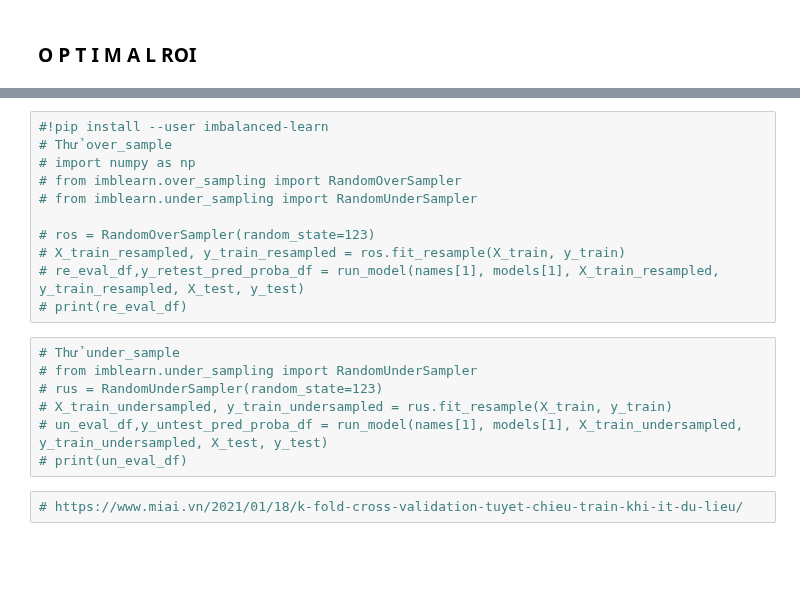
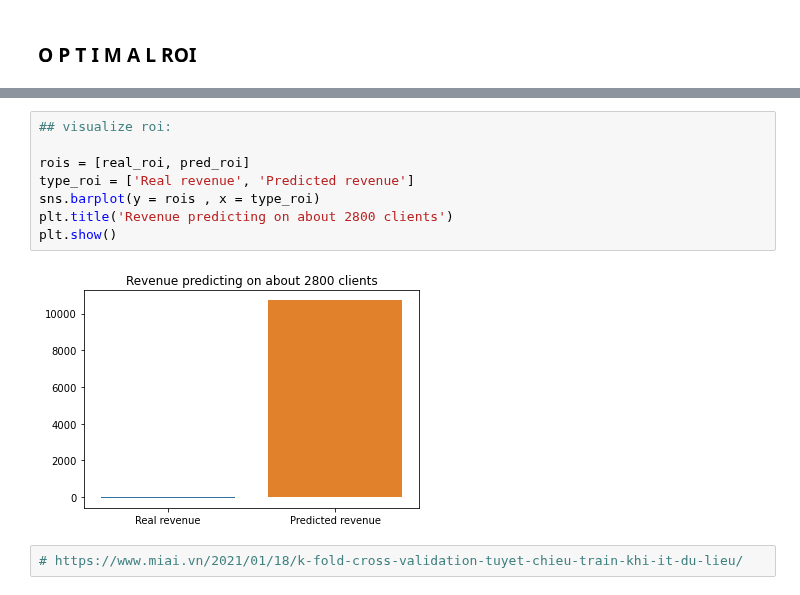
Before and after one commit to ngttnguyen/atom-assignments, a Jupyter notebook: assignment_7/Nguyen_Bank_Marketing_Modeling.ipynb, the cells around one changed output, grey strips where cells are left out. Cells and saved outputs as stored; diff of their text form; blank space fills up the shorter version.

```diff
--- a/assignment_7/Nguyen_Bank_Marketing_Modeling.ipynb
+++ b/assignment_7/Nguyen_Bank_Marketing_Modeling.ipynb
@@ -535,20 +535,12 @@ The ROI: 10890
-# %%
-#!pip install --user imbalanced-learn
-# Thử over_sample
-# import numpy as np
-# from imblearn.over_sampling import RandomOverSampler
-# from imblearn.under_sampling import RandomUnderSampler
-
-# ros = RandomOverSampler(random_state=123)
-# X_train_resampled, y_train_resampled = ros.fit_resample(X_train, y_train)
-# re_eval_df,y_retest_pred_proba_df = run_model(names[1], models[1], X_train_resampled, y_train_resampled, X_test, y_test)
-# print(re_eval_df)
-# %%
-# Thử under_sample
-# from imblearn.under_sampling import RandomUnderSampler
-# rus = RandomUnderSampler(random_state=123)
-# X_train_undersampled, y_train_undersampled = rus.fit_resample(X_train, y_train)
-# un_eval_df,y_untest_pred_proba_df = run_model(names[1], models[1], X_train_undersampled, y_train_undersampled, X_test, y_test)
-# print(un_eval_df)
+# %%
+## visualize roi:
+
+rois = [real_roi, pred_roi]
+type_roi = ['Real revenue', 'Predicted revenue']
+sns.barplot(y = rois , x = type_roi)
+plt.title('Revenue predicting on about 2800 clients')
+plt.show()
+# %% [output]
+[figure, added]
 # %%
 # https://www.miai.vn/2021/01/18/k-fold-cross-validation-tuyet-chieu-train-khi-it-du-lieu/
```
Also changed, not shown: parts of 7 cells of this notebook.
